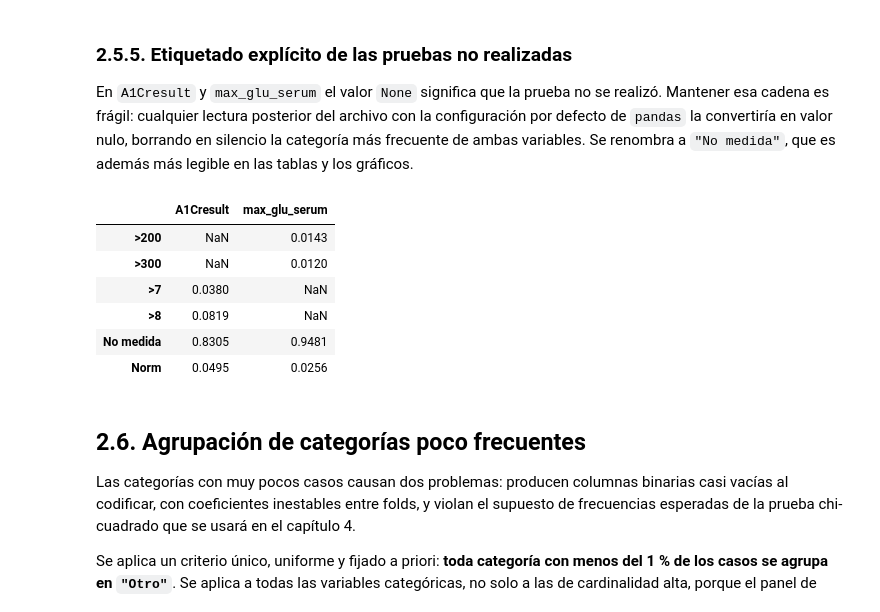
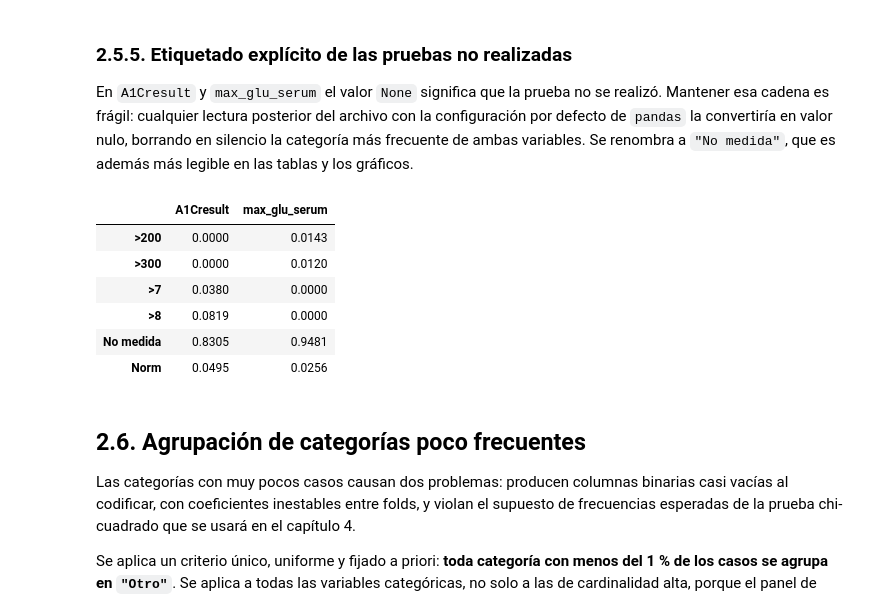
Before and after one commit to joshua2412-a/Diabetes_ProyectoML_202630, a Jupyter notebook: docs/02_ETL.ipynb, the cells around one changed output. Cells and saved outputs as stored; diff of their text form; code cells hidden in the pictures.

```diff
--- a/docs/02_ETL.ipynb
+++ b/docs/02_ETL.ipynb
@@ -276,6 +276,9 @@ resumen_variacion["decisión"] = np.where(
     resumen_variacion["encuentros con variación"] < MINIMO_VARIACION,
     "descartado", "retenido")
 resumen_variacion
+# Esta lista es la única fuente: las celdas posteriores la reutilizan en lugar
+# de repetir los nombres a mano, que es como se desincronizan los notebooks.
+FARMACOS = [f for f in PANEL_FARMACOS if f not in FARMACOS_DESCARTADOS]
 # %% [output]
 [figure]
 Descartados (9): acetohexamide, citoglipton, examide, glimepiride-pioglitazone, glipizide-metformin, metformin-pioglitazone, metformin-rosiglitazone, tolbutamide, troglitazone
@@ -355,15 +340,11 @@ Los fármacos poco frecuentes que superan el umbral se conservan, y el capítulo
 # --- Variable objetivo ---------------------------------------------------
 limpio["readmitted_30"] = (limpio["readmitted"] == "<30").astype(int)
 
-# --- Columnas descartadas (justificación en el capítulo 1, sección 5) ----
-CASI_NULOS = ["examide", "citoglipton", "acetohexamide",
-              "glimepiride-pioglitazone", "metformin-pioglitazone",
-              "metformin-rosiglitazone", "troglitazone"]
-ESCASOS = ["glipizide-metformin", "tolbutamide"]
+# --- Columnas descartadas (justificación en la sección 2.4.1) -----------
 COLUMNAS_DESCARTADAS = ["encounter_id", "weight", "payer_code", "readmitted"]
 
-limpio = limpio.drop(columns=COLUMNAS_DESCARTADAS + CASI_NULOS + ESCASOS)
-registrar("4. Columnas descartadas y target derivado", limpio)
+limpio = limpio.drop(columns=COLUMNAS_DESCARTADAS + FARMACOS_DESCARTADOS)
+registrar("3. Columnas descartadas y target derivado", limpio)
 
 pd.DataFrame(traza)
 # %% [output]
@@ -579,19 +560,33 @@ def agrupar_icd9(codigo):
 
 
 DIAGNOSTICOS = ["diag_1", "diag_2", "diag_3"]
+
 for columna in DIAGNOSTICOS:
     limpio[f"{columna}_grupo"] = limpio[columna].map(agrupar_icd9)
 
+# Guardar los códigos distintos antes de eliminar las columnas originales
+codigos_distintos = [
+    limpio[c].nunique()
+    for c in DIAGNOSTICOS
+]
+
+# Eliminar las columnas ICD-9 originales
 limpio = limpio.drop(columns=DIAGNOSTICOS)
 
 grupos_diag = pd.DataFrame({
     posicion: limpio[f"{columna}_grupo"].value_counts(normalize=True).mul(100)
-    for columna, posicion in zip(DIAGNOSTICOS,
-                                 ["principal", "secundario", "terciario"])
+    for columna, posicion in zip(
+        DIAGNOSTICOS,
+        ["principal", "secundario", "terciario"]
+    )
 }).fillna(0).round(2)
 
-print(f"Códigos distintos antes: "
-      f"{', '.join(str(crudo[c].nunique()) for c in DIAGNOSTICOS)}")
+print(
+    f"Códigos distintos antes: "
+    f"{', '.join(str(n) for n in codigos_distintos)}"
+)
+
 print(f"Capítulos después       : {len(grupos_diag)}")
+
 grupos_diag.sort_values("principal", ascending=False)
 # %% [output]
@@ -737,18 +727,18 @@ a `"No medida"`, que es además más legible en las tablas y los gráficos.
 # %%
 PRUEBAS_LABORATORIO = ["A1Cresult", "max_glu_serum"]
 for columna in PRUEBAS_LABORATORIO:
     limpio[columna] = limpio[columna].replace({"None": "No medida"})
 
 pd.DataFrame({
     columna: limpio[columna].value_counts(normalize=True).round(4)
     for columna in PRUEBAS_LABORATORIO
-})
+}).fillna(0)
 # %% [output]
 |  | A1Cresult | max_glu_serum |
-| >200 | NaN | 0.0143 |
-| >300 | NaN | 0.0120 |
-| >7 | 0.0380 | NaN |
-| >8 | 0.0819 | NaN |
+| >200 | 0.0000 | 0.0143 |
+| >300 | 0.0000 | 0.0120 |
+| >7 | 0.0380 | 0.0000 |
+| >8 | 0.0819 | 0.0000 |
 | No medida | 0.8305 | 0.9481 |
 | Norm | 0.0495 | 0.0256 |
 # %% [markdown]
```
Also changed, not shown: parts of 18 cells of this notebook, 2 other files.
